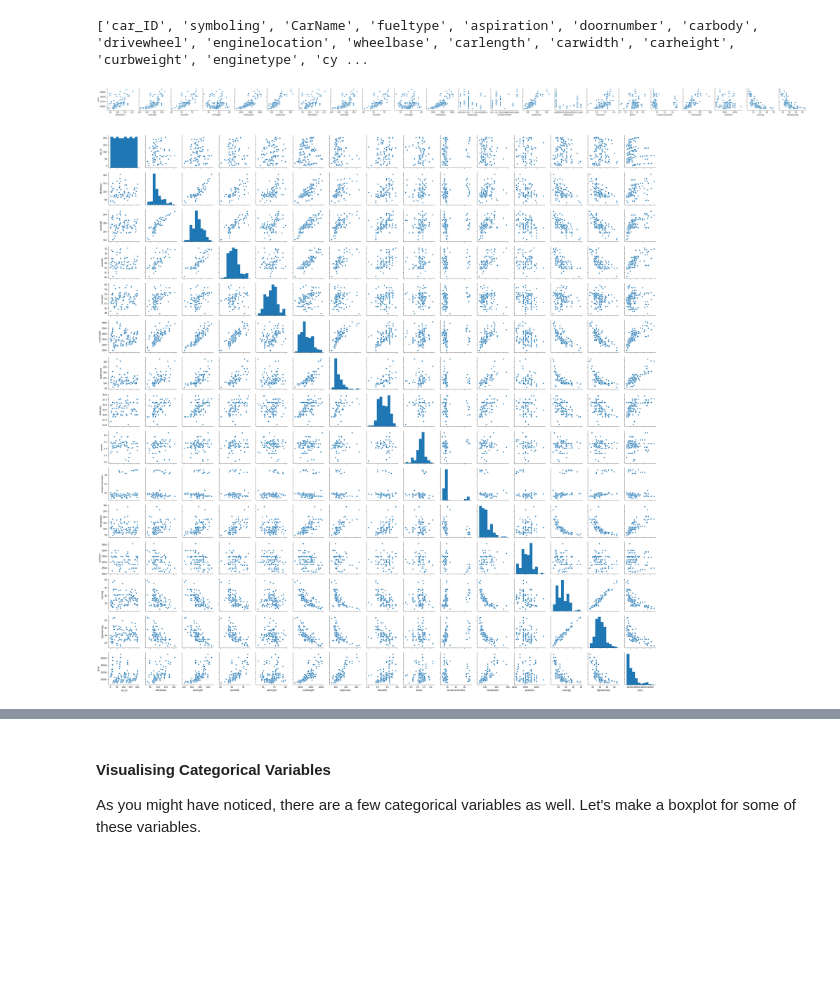
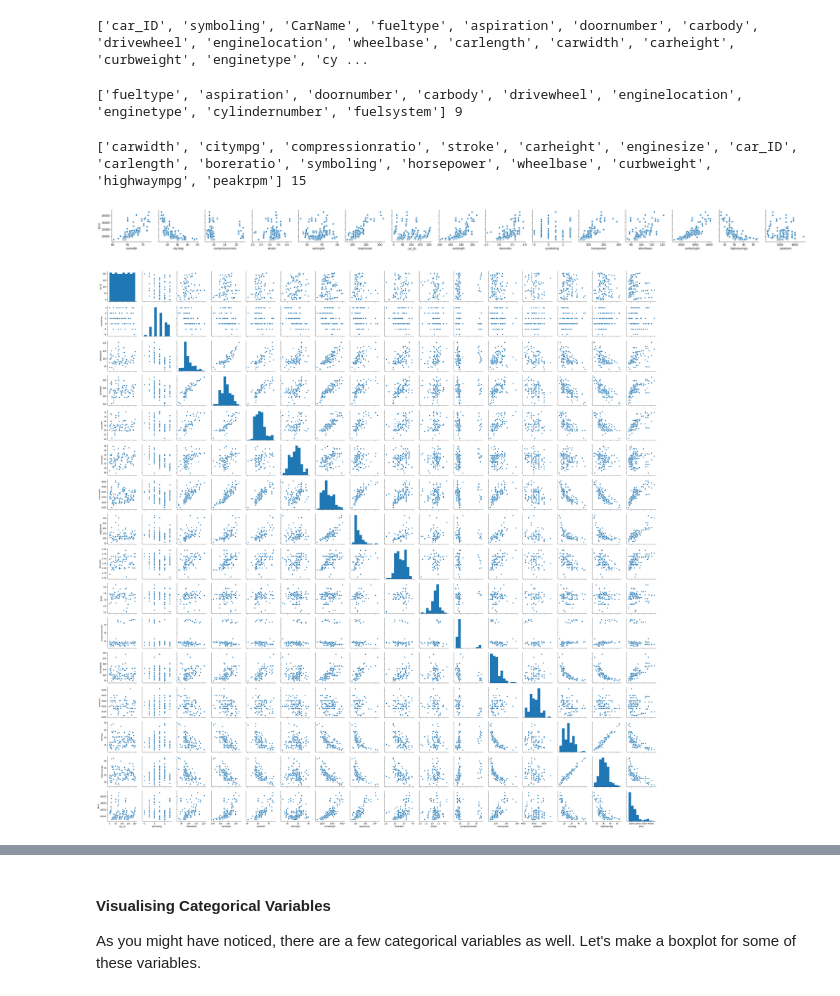
Before and after one commit to vamsigp/IIIT-B, a Jupyter notebook: 1. Statistics and Machine Learning/8A. LinearReg-Assignment/Geely Auto Assignment.ipynb, the cells around one changed output, grey strips where cells are left out. Saved outputs shown, nothing was run; the diff lists cells and outputs as text; code cells hidden in the pictures; blank space fills up the shorter version.

```diff
--- a/1. Statistics and Machine Learning/8A. LinearReg-Assignment/Geely Auto Assignment.ipynb
+++ b/1. Statistics and Machine Learning/8A. LinearReg-Assignment/Geely Auto Assignment.ipynb
@@ -97,2 +99,2 @@ df_cars.describe()
 # %%
-df_cars['symboling'] = df_cars['symboling'].astype(str)
+# df_cars['symboling'] = df_cars['symboling'].astype(str)
@@ -152,13 +123,28 @@ y = colList[-1]
+# %%
+cat_vars = ['fueltype', 'aspiration', 'doornumber', 'carbody', 'drivewheel', 'enginelocation','enginetype',
+       'cylindernumber','fuelsystem']
+
+print(cat_vars, len(cat_vars))
+# %% [output]
+['fueltype', 'aspiration', 'doornumber', 'carbody', 'drivewheel', 'enginelocation', 'enginetype', 'cylindernumber', 'fuelsystem'] 9
+# %%
+non_cat_vars = list(set(colList)-set(cat_vars)-set(['price','CarName']))
+print(non_cat_vars, len(non_cat_vars))
+# %% [output]
+['carwidth', 'citympg', 'compressionratio', 'stroke', 'carheight', 'enginesize', 'car_ID', 'carlength', 'boreratio', 'symboling', 'horsepower', 'wheelbase', 'curbweight', 'highwaympg', 'peakrpm'] 15
 # %%
-sns.pairplot(df_cars, x_vars=x, y_vars=y)
+x = non_cat_vars
+y = colList[-1]
+
+sns.pairplot(df_cars, x_vars=x, y_vars=y, aspect=1)
 plt.savefig('price-vs-others.png')
 # %% [output]
-[figure, old version]
+[figure, new version]
 # %%
-sns.pairplot(df_cars.drop('symboling',axis=1))
+sns.pairplot(df_cars)
 plt.savefig('pairplot-raw.png')
 # %% [output]
-[figure, old version]
+[figure, new version]
 # %%
 plt.figure(figsize = (20,10))
 # sns.heatmap(pd.DataFrame.round(df_cars.corr(), 3), annot=True,fmt='.2g',linewidths=1)
```
Also changed, not shown: parts of 54 cells of this notebook, 6 other files.
